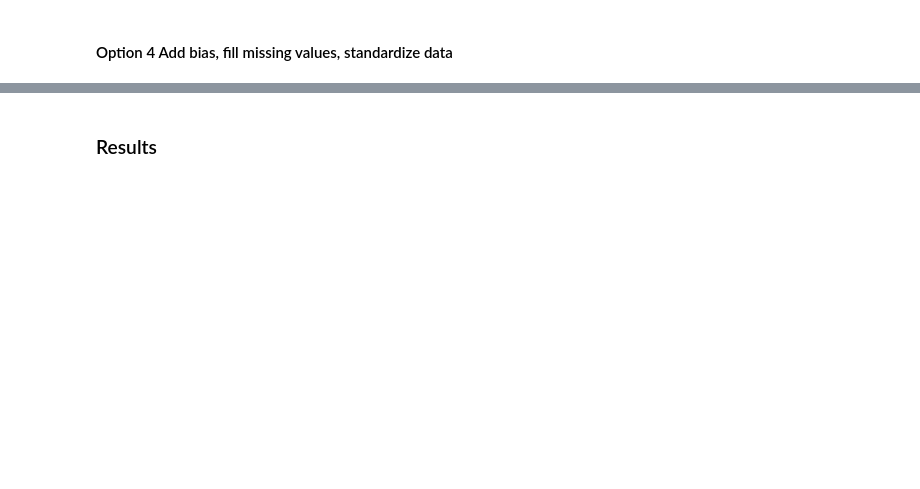
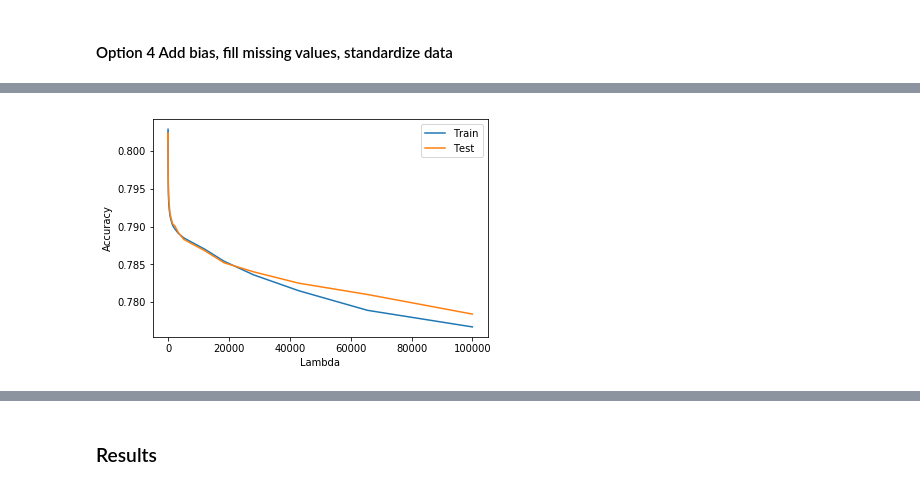
Before and after one commit to oganesManasian/EPFL-Machine-Learning-Higgs-2019, a Jupyter notebook: scripts/project1.ipynb, the cells around one changed output, grey strips where cells are left out. Saved outputs shown, nothing was run; the diff lists cells and outputs as text; code cells hidden in the pictures; blank space fills up the shorter version.

```diff
--- a/scripts/project1.ipynb
+++ b/scripts/project1.ipynb
@@ -448,0 +706,4 @@ Class 3.0 value 22164 entries
+# %%
+lambdas = np.logspace(-4, 5)
+lambdas = np.hstack((0, lambdas))
+lambdas
@@ -448,0 +724,21 @@ Class 3.0 value 22164 entries
+# %%
+tX_tr, y_tr, tX_te, y_te = split_data(tX_9, y, ratio=0.8, seed=1)
+# %%
+accs_tr = []
+accs_te = []
+
+for lambda_ in lambdas:
+    w, _ = ridge_regression(y_tr, tX_tr, lambda_)
+    y_pr_tr = predict_labels(w, tX_tr)
+    y_pr_te = predict_labels(w, tX_te)
+    accs_tr.append(compute_accuracy(y_tr, y_pr_tr))
+    accs_te.append(compute_accuracy(y_te, y_pr_te))
+# %%
+plt.plot(lambdas, accs_tr, label="Train")
+plt.plot(lambdas, accs_te, label="Test")
+plt.xlabel("Lambda")
+plt.ylabel("Accuracy")
+plt.legend()
+plt.show()
+# %% [output]
+[figure, added]
```
Also changed, not shown: parts of 79 cells of this notebook, 1 other file.
